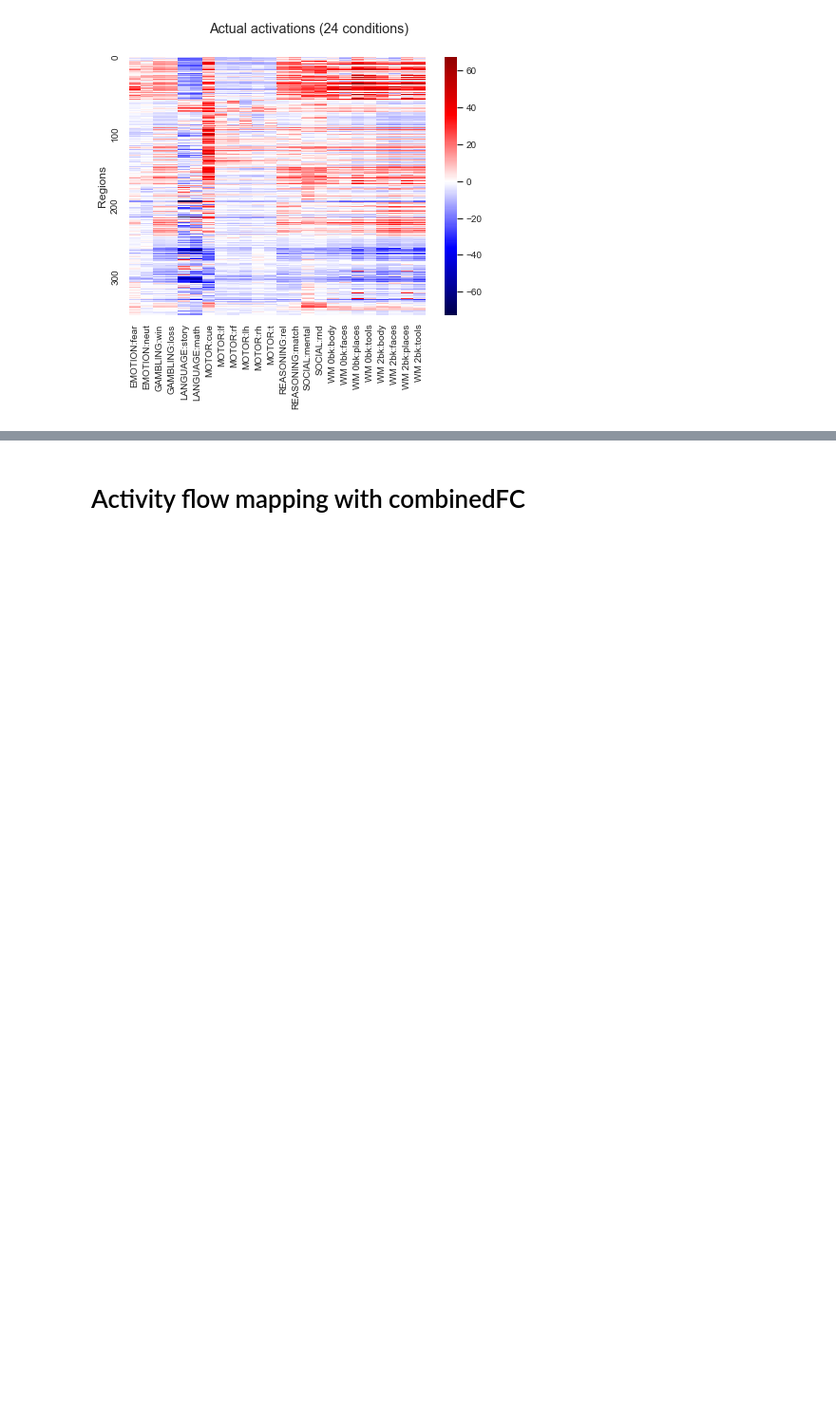
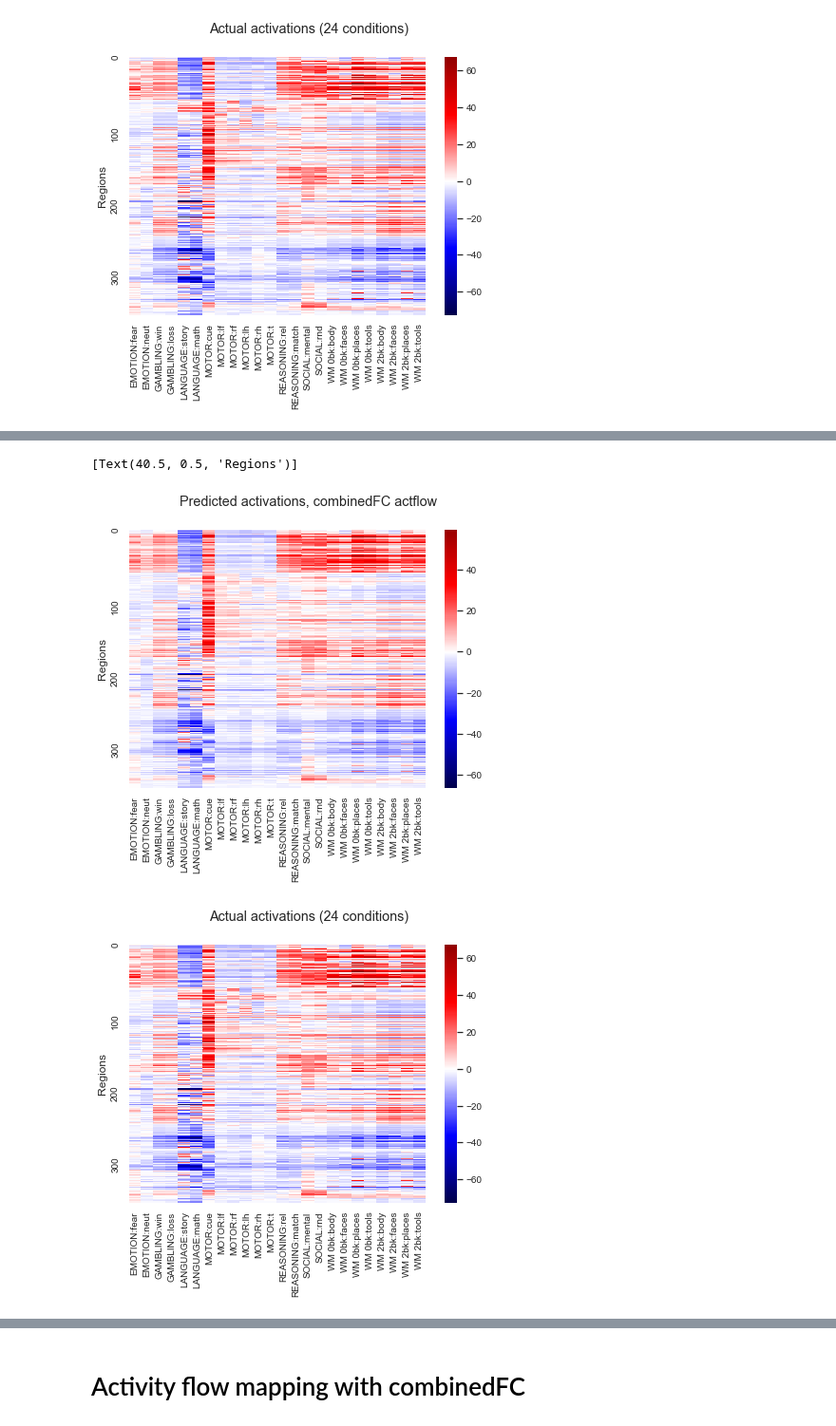
Before and after one commit to ColeLab/ActflowToolbox, a Jupyter notebook: examples/HCP_example.ipynb, the cells around one changed output, grey strips where cells are left out. Shown at 95% size. Cells and saved outputs as stored; diff of their text form; code cells hidden in the pictures; blank space fills up the shorter version.

```diff
--- a/examples/HCP_example.ipynb
+++ b/examples/HCP_example.ipynb
@@ -217,0 +322,4 @@ Max value:  33.18593086232514
+# %%
+#Run activity flow mapping with glasso (a form of regularized partial correlation)
+print("==Activity flow mapping results, glasso-based resting-state FC, 24 task conditions==")
+actflowOutput_restFCglassoFC_bycond = actflow.actflowcomp.actflowtest(activations_bycond, restFC_glassoFC)
@@ -217,0 +341,16 @@ Max value:  33.18593086232514
+# %%
+#Visualize predicted and actual activation patterns
+
+plt.figure(figsize=[7,5])
+ax = sns.heatmap(np.mean(actflowOutput_restFCglassoFC_bycond['actPredVector_bytask_bysubj'],axis=2)[netorder,:],center=0,cmap='seismic',cbar=True,yticklabels=100,xticklabels=taskConditions)
+ax.figure.suptitle('Predicted activations, combinedFC actflow')
+ax.set(ylabel='Regions')
+
+plt.figure(figsize=[7,5])
+ax = sns.heatmap(np.mean(activations_bycond,axis=2)[netorder,:],center=0,cmap='seismic',cbar=True,yticklabels=100,xticklabels=taskConditions)
+ax.figure.suptitle('Actual activations (24 conditions)')
+ax.set(ylabel='Regions')
+# %% [output]
+[Text(40.5, 0.5, 'Regions')]
+[figure, added]
+[figure, added]
```
Also changed, not shown: parts of 17 cells of this notebook, 3 other files.
